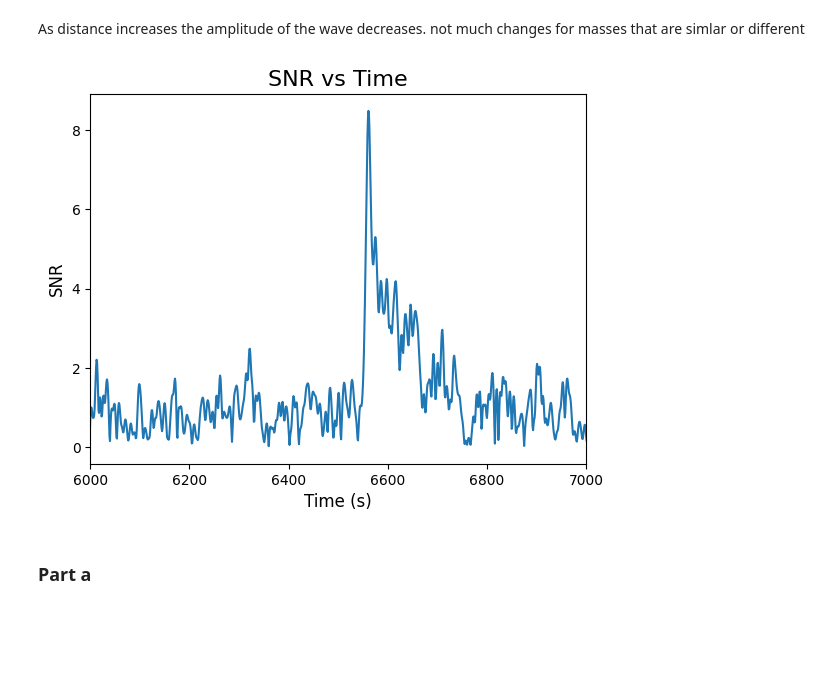
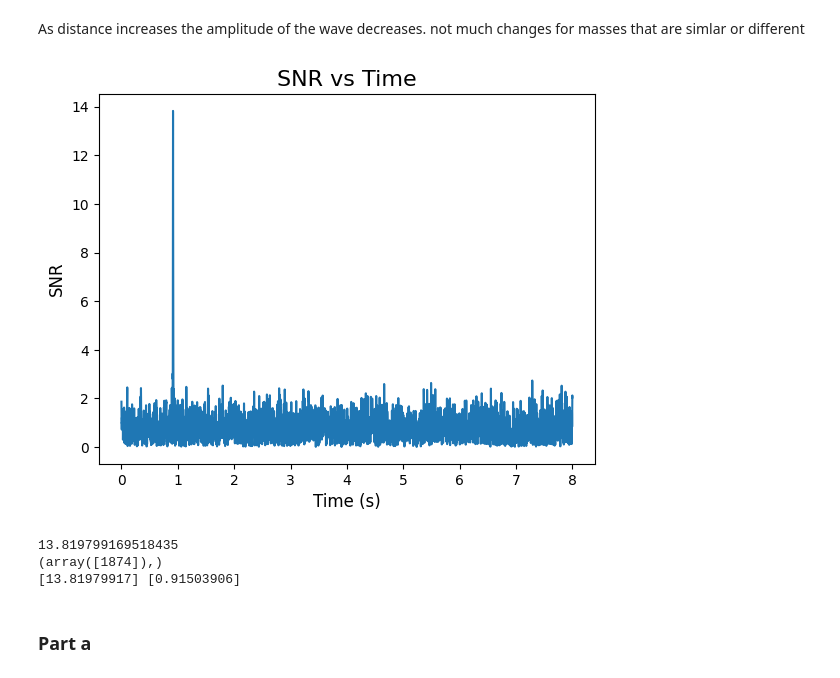
Before and after one commit to lewismcnish/Astronomy, a Jupyter notebook: Binary_Black_Holes/strain_data/Binary.ipynb, the cells around one changed output. Drawn from its saved outputs; the diff is of its cells as text; code cells hidden in the pictures; blank space fills up the shorter version.

```diff
--- a/Binary_Black_Holes/Binary.ipynb
+++ b/Binary_Black_Holes/strain_data/Binary.ipynb
@@ -93,14 +93,23 @@ not much changes for masses that are simlar or different
 # %%
 snr_ts = gw.get_snr(strain, template, 2048)
 plt.figure()
-plt.plot(snr_ts)
+plt.plot(time,snr_ts)
 plt.xlabel('Time (s)', fontsize=axis_size)
 plt.ylabel('SNR', fontsize=axis_size)
 plt.title('SNR vs Time', fontsize=title_size)
-plt.xlim(6000,7000)
+
 plt.show()
+print(np.max(snr_ts))
+print(np.where(np.max(snr_ts) == snr_ts))
+print(snr_ts[np.where(np.max(snr_ts) == snr_ts)],time[np.where(np.max(snr_ts) == snr_ts)])
+
+min_time = time[np.where(np.max(snr_ts) == snr_ts)]-1
+max_time = time[np.where(np.max(snr_ts) == snr_ts)]+1
 # %% [output]
-[figure, old version]
+[figure, new version]
+13.819799169518435
+(array([1874]),)
+[13.81979917] [0.91503906]
 # %% [markdown]
 ### Part a
 # %%
```
Also changed, not shown: parts of 2 cells of this notebook, 24 other files.
